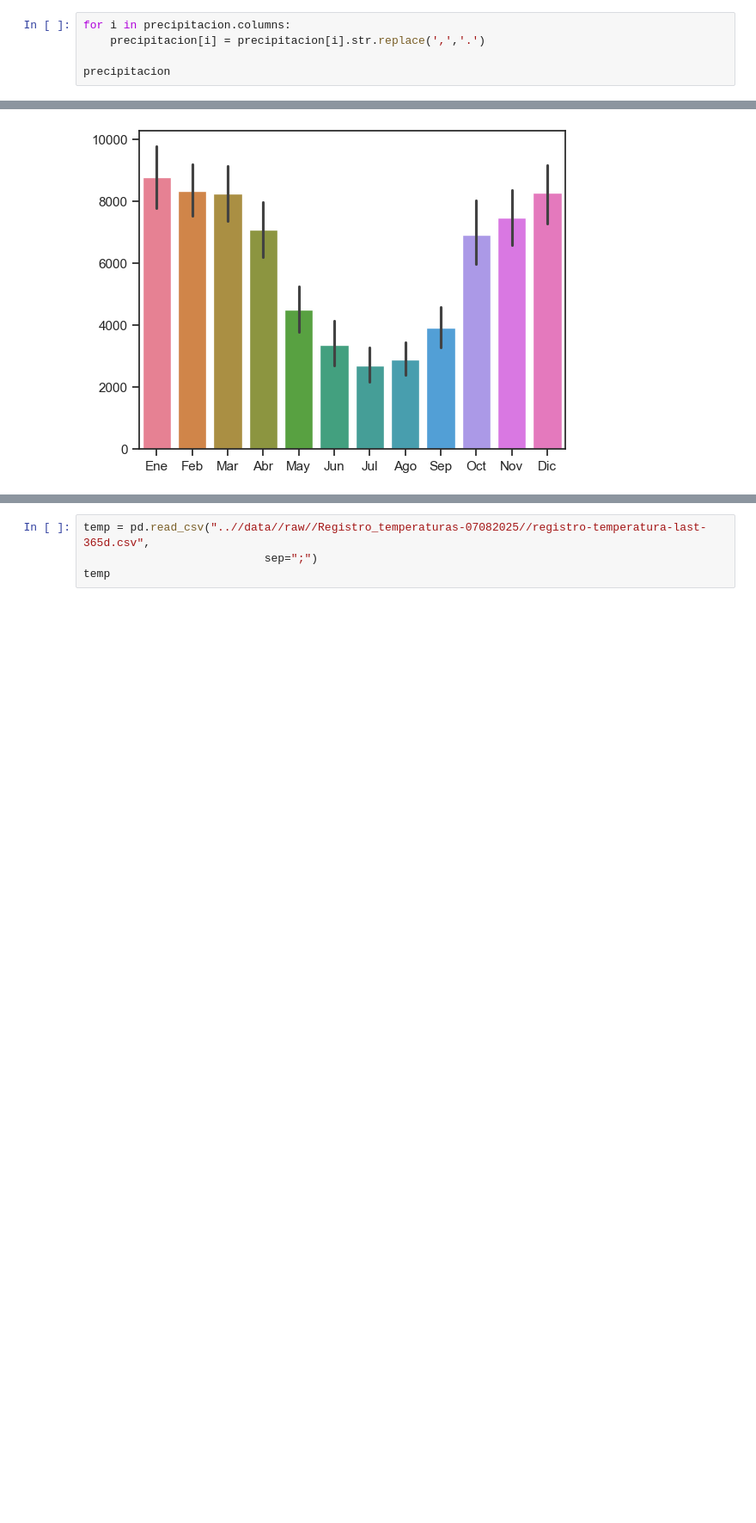
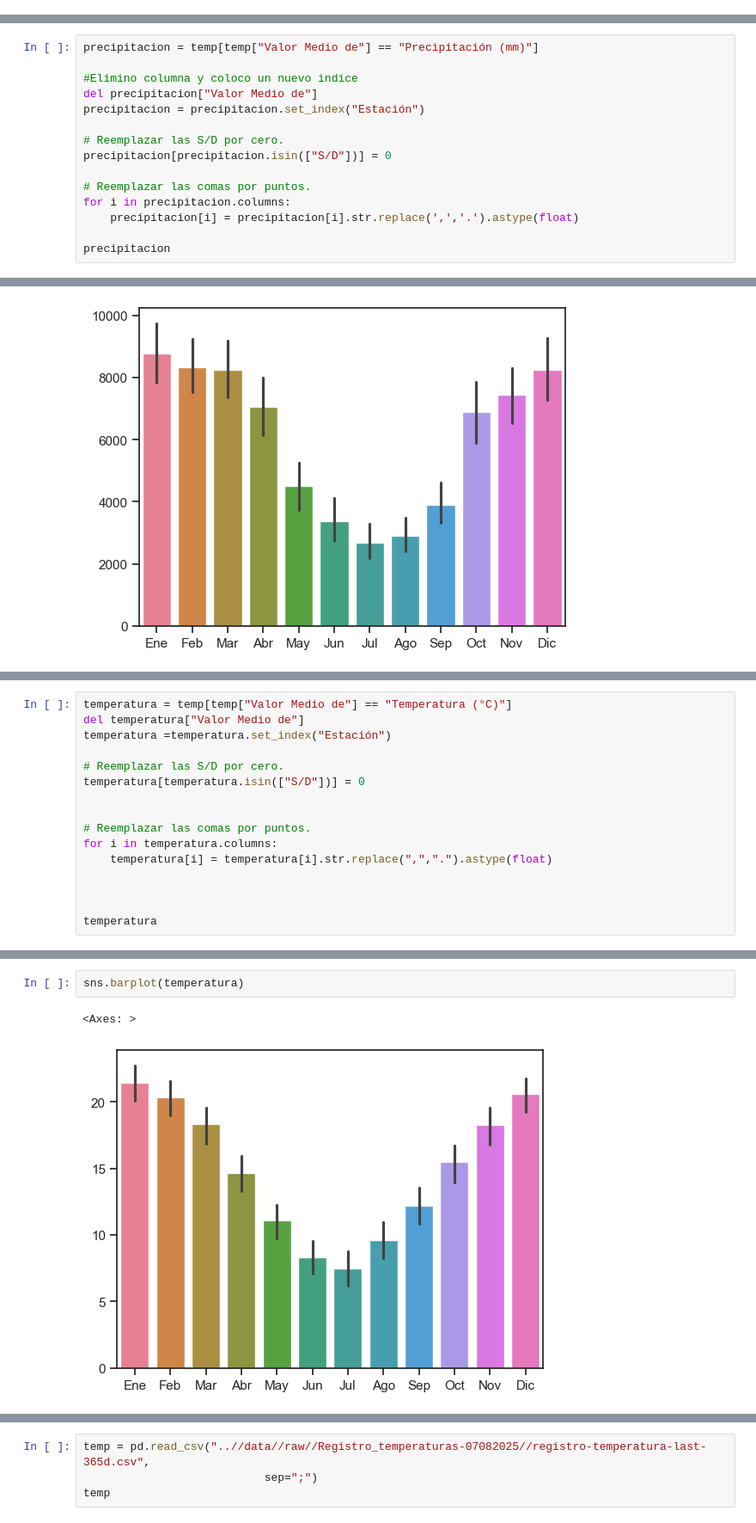
Before and after one commit to BustosMaxx/dengue_y_zika, a Jupyter notebook: notebooks/clima-smn.ipynb, the cells around one changed output, grey strips where cells are left out. Shown: that part at 86% size. Drawn from its saved outputs; the diff is of its cells as text; blank space fills up the shorter version.

Commit message:
EDA temperaturas + precipitaciones

```diff
--- a/notebooks/clima-smn.ipynb
+++ b/notebooks/clima-smn.ipynb
@@ -140,5 +67,0 @@ precipitacion
-# %%
-for i in precipitacion.columns:
-    precipitacion[i] = precipitacion[i].str.replace(',','.')
-
-precipitacion
@@ -168,0 +68,15 @@ memory usage: 12.0+ KB
+# %%
+precipitacion = temp[temp["Valor Medio de"] == "Precipitación (mm)"]
+
+#Elimino columna y coloco un nuevo indice
+del precipitacion["Valor Medio de"]
+precipitacion = precipitacion.set_index("Estación")
+
+# Reemplazar las S/D por cero.
+precipitacion[precipitacion.isin(["S/D"])] = 0
+
+# Reemplazar las comas por puntos.
+for i in precipitacion.columns:
+    precipitacion[i] = precipitacion[i].str.replace(',','.').astype(float)
+
+precipitacion
@@ -174,0 +106,16 @@ sns.barplot(precipitacion, estimator="sum")
+# %%
+temperatura = temp[temp["Valor Medio de"] == "Temperatura (°C)"]
+del temperatura["Valor Medio de"]
+temperatura =temperatura.set_index("Estación")
+
+# Reemplazar las S/D por cero.
+temperatura[temperatura.isin(["S/D"])] = 0
+
+
+# Reemplazar las comas por puntos.
+for i in temperatura.columns:
+    temperatura[i] = temperatura[i].str.replace(",",".").astype(float)
+
+
+
+temperatura
@@ -174,0 +137,5 @@ sns.barplot(precipitacion, estimator="sum")
+# %%
+sns.barplot(temperatura)
+# %% [output]
+<Axes: >
+[figure, added]
```
Also changed, not shown: parts of 17 cells of this notebook.
